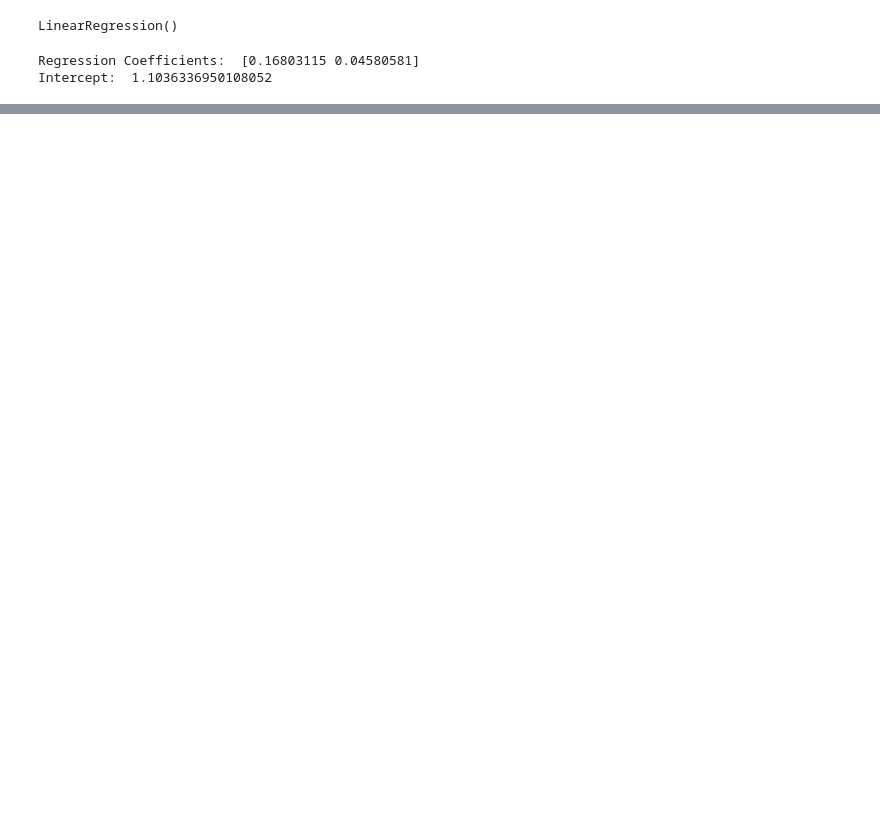
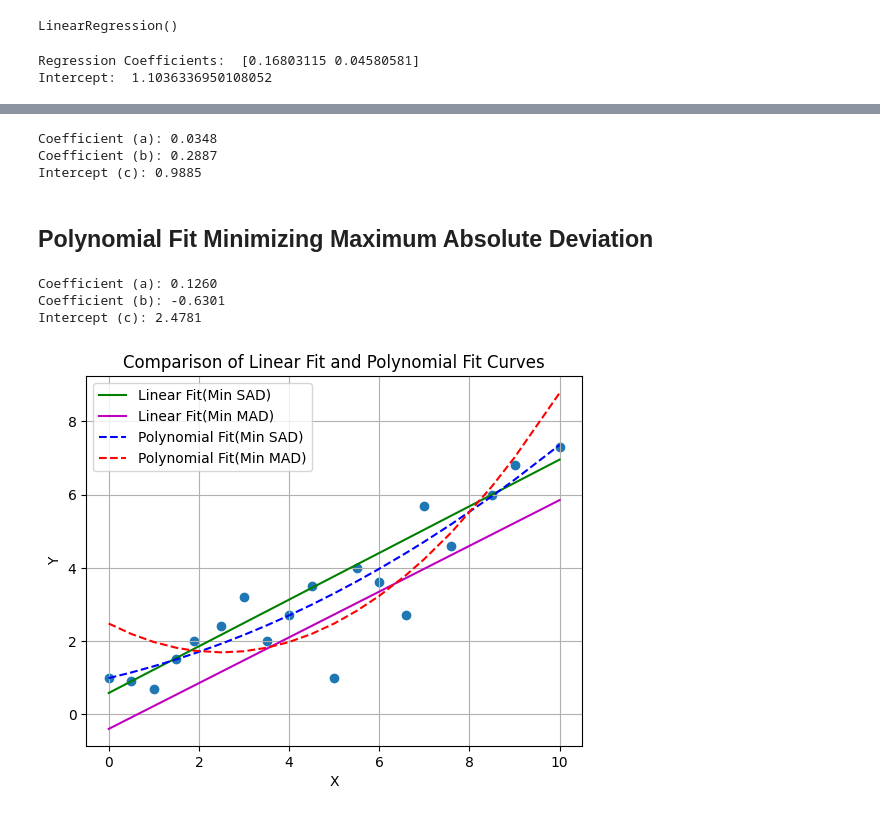
Before and after one commit to thinhtoohan/curvefitting, a Jupyter notebook: curve_fitting_12_11.ipynb, the cells around one changed output, grey strips where cells are left out. Drawn from its saved outputs; the diff is of its cells as text; code cells hidden in the pictures; blank space fills up the shorter version.

```diff
--- a/curve_fitting_12_11.ipynb
+++ b/curve_fitting_12_11.ipynb
@@ -76,0 +139,79 @@ plt.show()
+# %%
+def poly_lad(params, x, y):
+    b_1, b_2, b_3 = params
+    y_pred = b_1 * x**2 + b_2 * x + b_3
+    return np.sum(np.absolute(y - y_pred))
+
+def polynomial_regression_minimization(x, y):
+    initial_guess = [0, 0, 0]
+
+    # Minimize the MSE function
+    result = minimize(poly_lad, initial_guess, args=(x, y),method='SLSQP')
+
+    if result.success:
+        return result.x  # Returns [m, b]
+    else:
+        raise RuntimeError("Minimization did not converge")
+
+b_1,b_2,b_3 = polynomial_regression_minimization(X, y)
+print(f"Coefficient (a): {b_1:.4f}")
+print(f"Coefficient (b): {b_2:.4f}")
+print(f"Intercept (c): {b_3:.4f}")
+# %% [output]
+Coefficient (a): 0.0348
+Coefficient (b): 0.2887
+Intercept (c): 0.9885
+# %% [markdown]
+## Polynomial Fit Minimizing Maximum Absolute Deviation
+# %%
+def poly_max_deviation(params, x, y):
+    b_1, b_2, b_3 = params
+    y_pred = b_1 * x**2 + b_2 * x + b_3
+    return np.max(np.absolute(y - y_pred))  # Max absolute deviation
+
+def polynomial_regression_minimization_max_deviation(x, y):
+
+    initial_guess = [0, 0, 0]
+
+    # Minimize the maximum deviation function
+    result = minimize(
+        poly_max_deviation,
+        initial_guess,
+        args=(x,y),
+        method='SLSQP'
+    )
+
+    if result.success:
+        return result.x
+    else:
+        raise RuntimeError(f"Minimization did not converge: {result.message}")
+
+
+b_1, b_2, b_3 = polynomial_regression_minimization_max_deviation(X, y)
+print(f"Coefficient (a): {b_1:.4f}")
+print(f"Coefficient (b): {b_2:.4f}")
+print(f"Intercept (c): {b_3:.4f}")
+# %% [output]
+Coefficient (a): 0.1260
+Coefficient (b): -0.6301
+Intercept (c): 2.4781
+# %%
+fig, ax = plt.subplots()
+
+ax.scatter(X,y)
+
+X_ = np.arange(0,11,0.5).reshape(-1,1)
+
+ax.plot(X,((0.6375*X)+0.5812).reshape(-1,1),"g-",label="Linear Fit(Min SAD)")
+ax.plot(X,((0.625*X)-0.4).reshape(-1,1),"m-",label="Linear Fit(Min MAD)")
+ax.plot(X,((0.0348*(X**2))+(0.2887*X)+0.9885).reshape(-1,1),"b--",label="Polynomial Fit(Min SAD)")
+ax.plot(X,((0.126*(X**2))-(0.6301*X)+2.4781).reshape(-1,1),"r--",label="Polynomial Fit(Min MAD)")
+ax.set_xlabel('X')
+ax.set_ylabel('Y')
+ax.set_title('X vs. Y')
+ax.legend()
+plt.title("Comparison of Linear Fit and Polynomial Fit Curves")
+plt.grid()
+plt.show()
+# %% [output]
+[figure, added]
```
Also changed, not shown: parts of 14 cells of this notebook.
